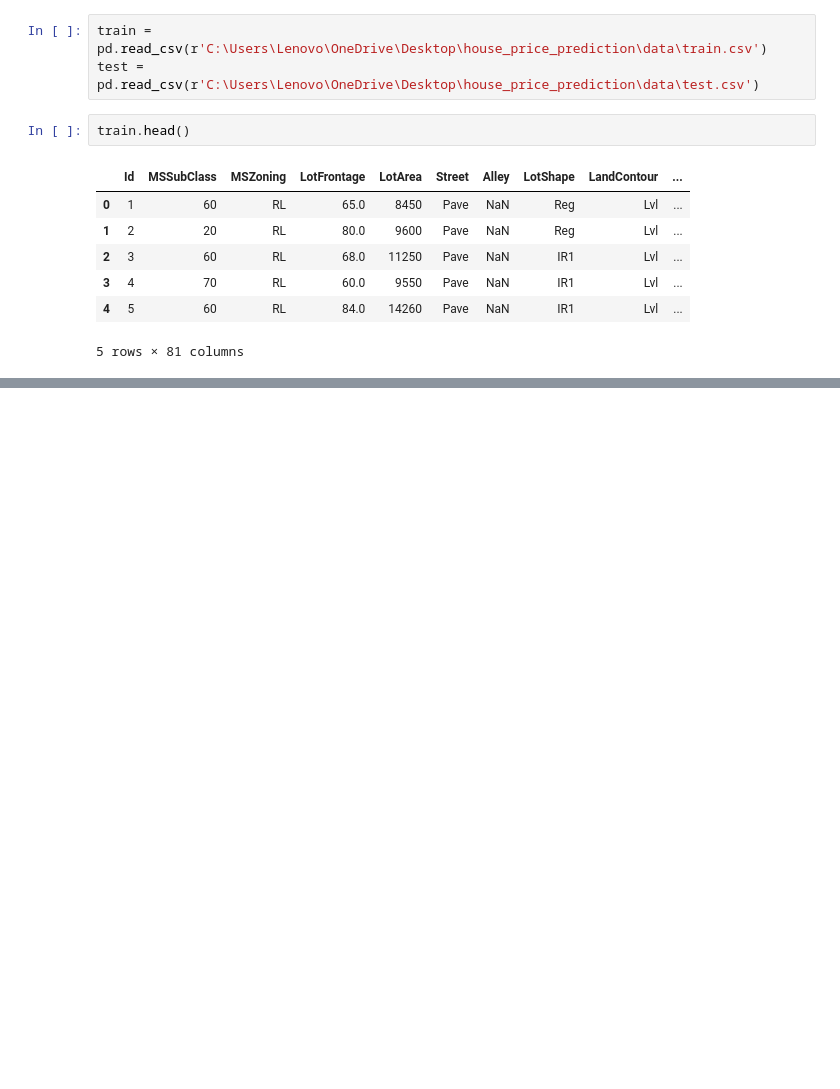
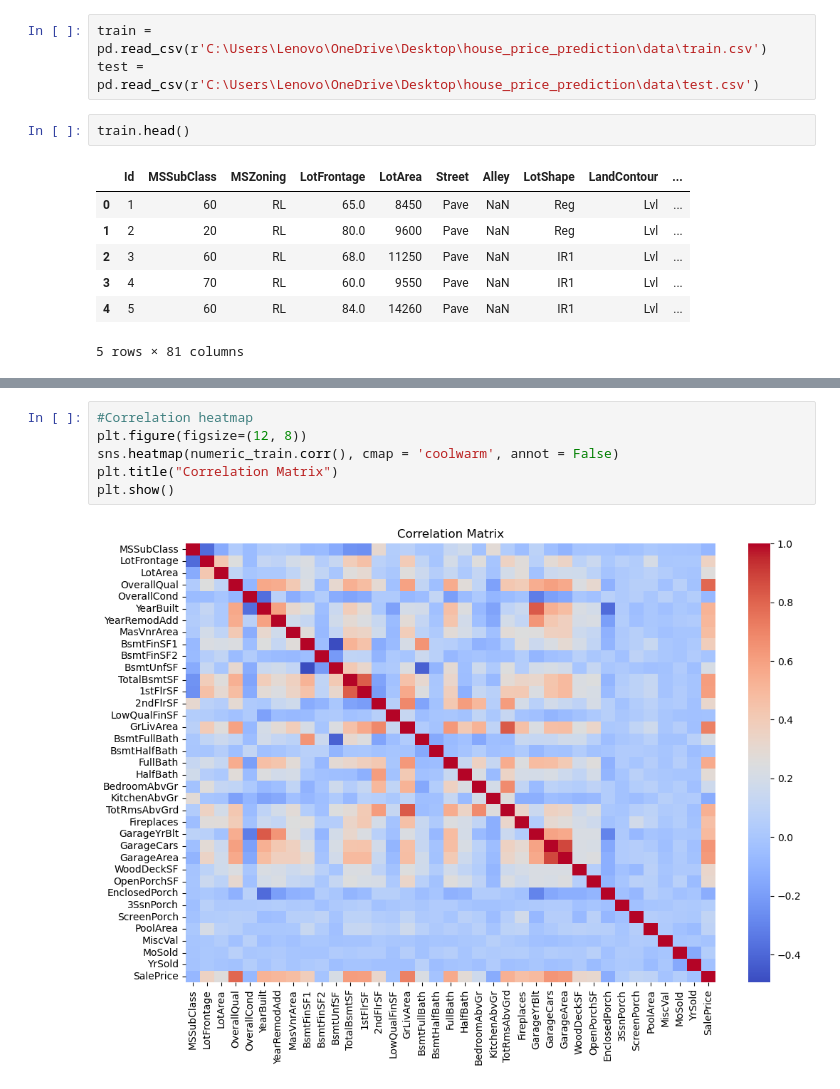
Before and after one commit to Rupal0912/house_price_prediction, a Jupyter notebook: notebooks/eda.ipynb, the cells around one changed output, grey strips where cells are left out. Saved outputs shown, nothing was run; the diff lists cells and outputs as text; blank space fills up the shorter version.

```diff
--- a/notebooks/eda.ipynb
+++ b/notebooks/eda.ipynb
@@ -118,0 +56,8 @@ Length: 80, dtype: int64
+# %%
+#Correlation heatmap
+plt.figure(figsize=(12, 8))
+sns.heatmap(numeric_train.corr(), cmap = 'coolwarm', annot = False)
+plt.title("Correlation Matrix")
+plt.show()
+# %% [output]
+[figure, added]
```
Also changed, not shown: parts of 12 cells of this notebook.
